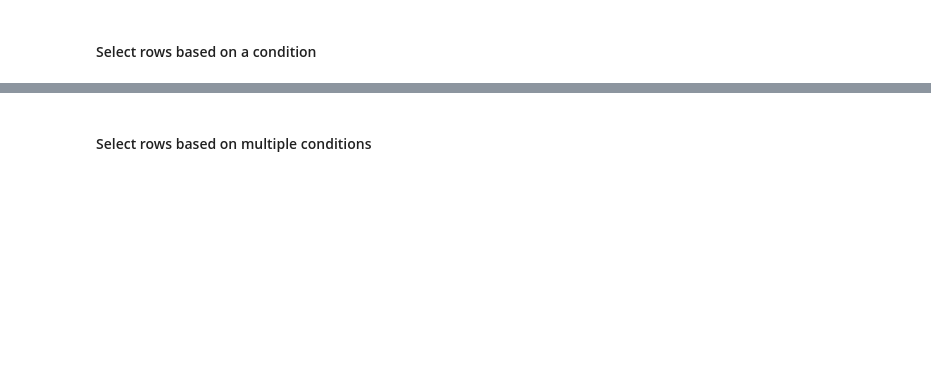
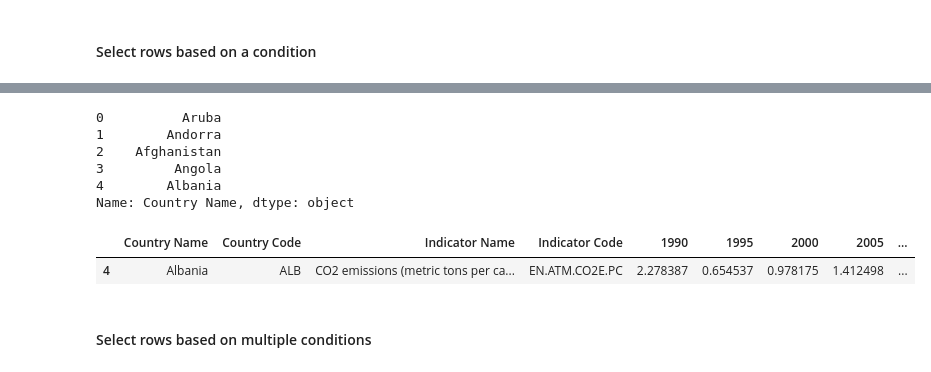
Before and after one commit to jsantarc/ADMN5016_2022, a Jupyter notebook: Week2/Lab2.1.ipynb, the cells around one changed output, grey strips where cells are left out. Drawn from its saved outputs; the diff is of its cells as text; code cells hidden in the pictures; blank space fills up the shorter version.

```diff
--- a/Week2/Lab2.1.ipynb
+++ b/Week2/Lab2.1.ipynb
@@ -330,5 +677,17 @@ data['Country Name'] == 'Albania'
+# %%
+data['Country Name'].head()
+# %% [output]
+0          Aruba
+1        Andorra
+2    Afghanistan
+3         Angola
+4        Albania
+Name: Country Name, dtype: object
 # %%
-data[data['Country Code'] == 'CHN'] # subset based on condition
+data[data['Country Name'] == 'Albania'] # subset based on condition
+# %% [output]
+|  | Country Name | Country Code | Indicator Name | Indicator Code | 1990 | 1995 | 2000 | 2005 | ... |
+| 4 | Albania | ALB | CO2 emissions (metric tons per ca... | EN.ATM.CO2E.PC | 2.278387 | 0.654537 | 0.978175 | 1.412498 | ... |
 # %% [markdown]
 #### Select rows based on multiple conditions
 # %%
```
Also changed, not shown: parts of 74 cells of this notebook, 5 other files.
